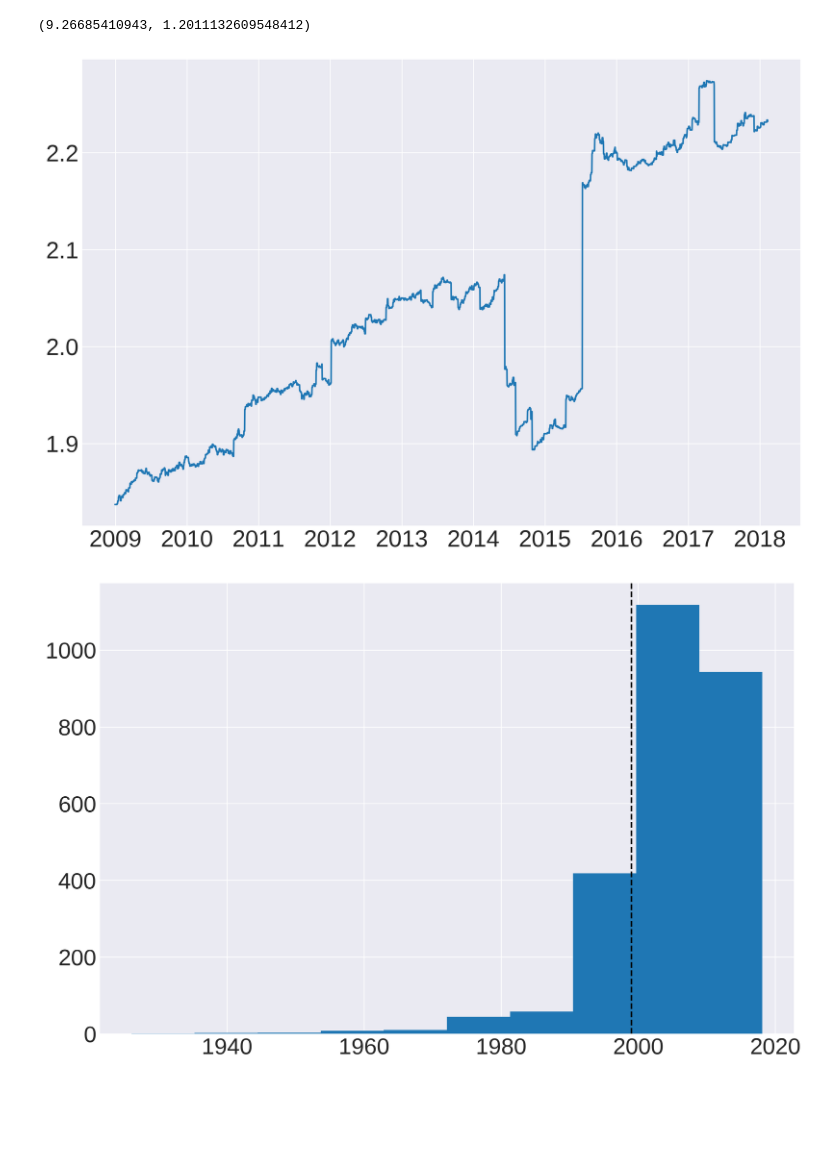
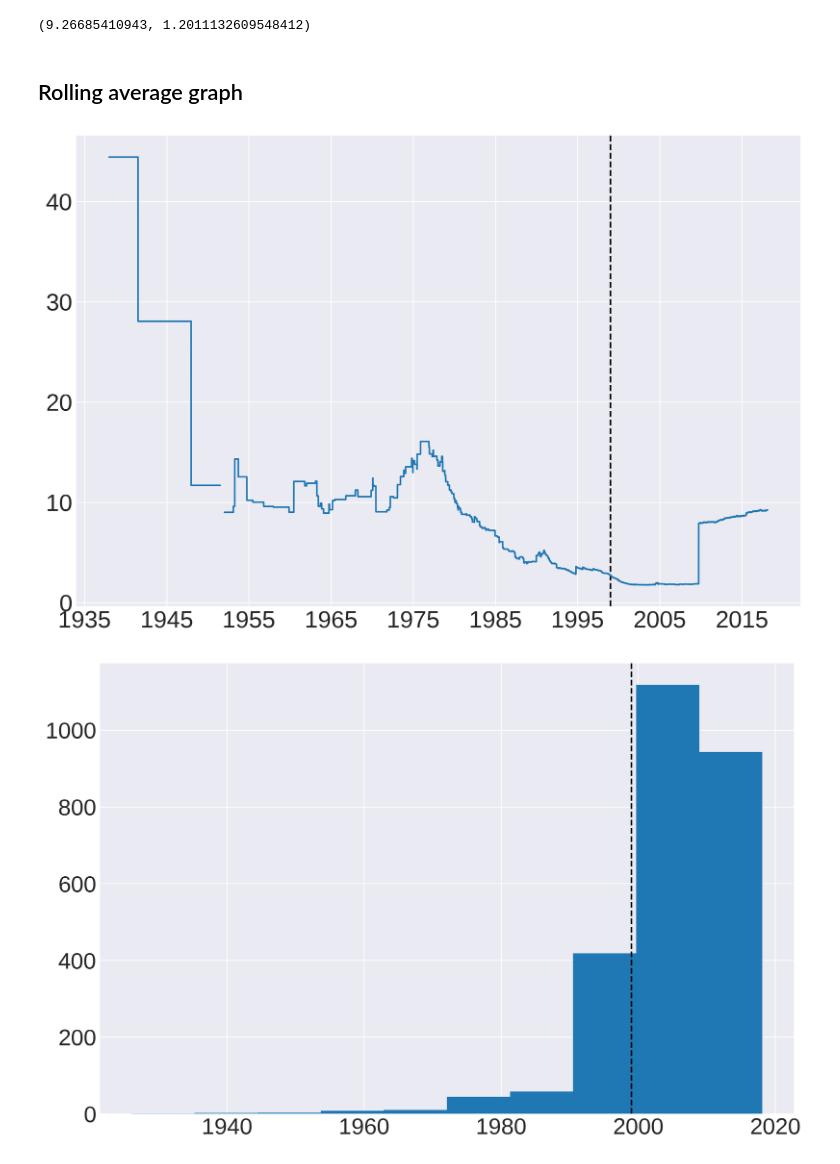
Before and after one commit to danallison/metis-work, a Jupyter notebook: week02-luther/Movie_EDA.ipynb, the cells around one changed output. Drawn from its saved outputs; the diff is of its cells as text; code cells hidden in the pictures; blank space fills up the shorter version.

```diff
--- a/week02-luther/Movie_EDA.ipynb
+++ b/week02-luther/Movie_EDA.ipynb
@@ -171,29 +184,31 @@ avg_ratio_for_small_budget = df[df.production_budget < median_budget].gross_to_b
 # %% [output]
 35000000.0
 (9.26685410943, 1.2011132609548412)
+# %% [markdown]
+## Rolling average graph
 # %%
 dates = []
 rolling_avg_ratios = []
 min_start_date = df.release_date.min()
 max_end_date = df.release_date.max()
-# start_date = min_start_date
-start_date = dt.date(1999, 1, 1)
+start_date = min_start_date
+# start_date = dt.date(1999, 1, 1)
 end_date = max_end_date
 days_between = (end_date - start_date).days
-not_paranormal = (df.name != 'paranormalactivity')
+# not_paranormal = (df.name != 'paranormalactivity')
 for day in range(days_between):
     if end_date > max_end_date: break
     start_date += dt.timedelta(days=1)
     end_date = start_date + dt.timedelta(days=365*10)
-    avg_ratio = df[not_paranormal & (df.release_date >= start_date) & (df.release_date < end_date)].gross_to_budget_ratio.mean()
+    avg_ratio = df[(df.release_date >= start_date) & (df.release_date < end_date)].gross_to_budget_ratio.mean()
     dates.append(end_date)
     rolling_avg_ratios.append(avg_ratio)
 # %%
 plt.figure(figsize=(12,8), dpi=300)
-# plt.axvline(dt.date(1999, 1, 1), linestyle='dashed', c='black')
+plt.axvline(dt.date(1999, 1, 1), linestyle='dashed', c='black')
 plt.plot(dates, rolling_avg_ratios);
 # %% [output]
-[figure, old version]
+[figure, new version]
 # %%
 plt.figure(figsize=(12,8), dpi=300)
 plt.axvline(dt.date(1999, 1, 1), linestyle='dashed', c='black')
```
Also changed, not shown: parts of 22 cells of this notebook.
